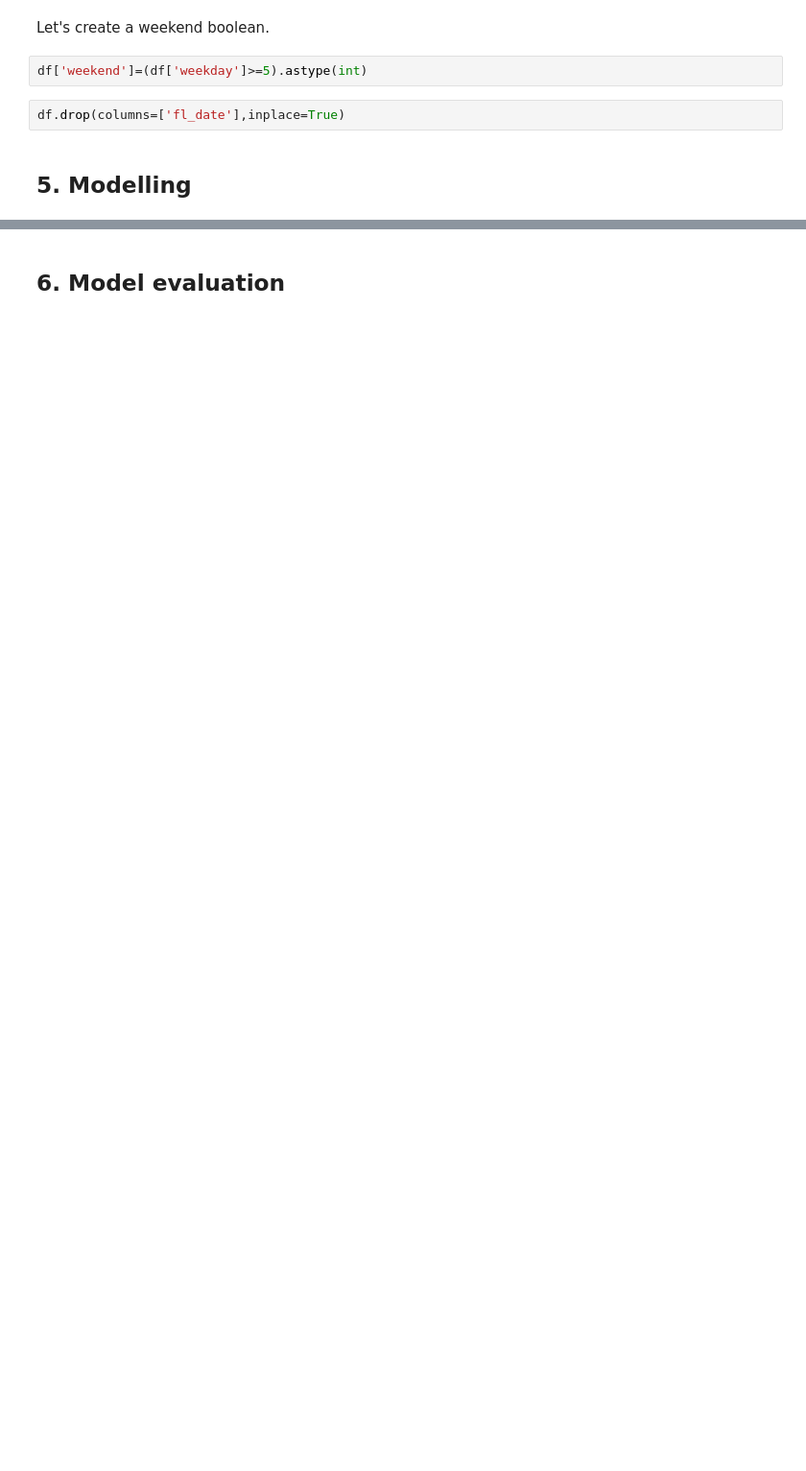
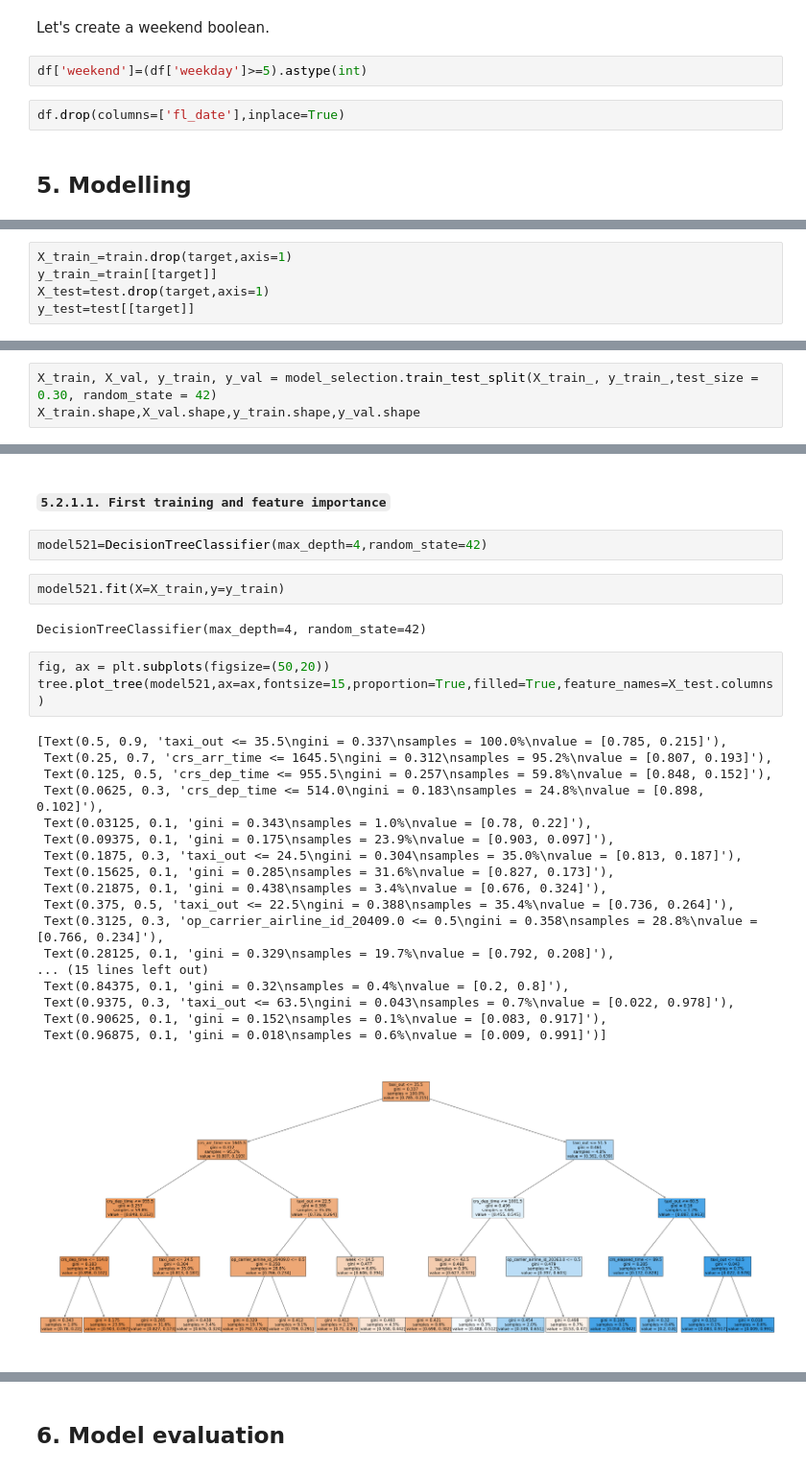
Before and after one commit to hidiegorguez/JFK-Delay-Prediction, a Jupyter notebook: jfk_delay_prediction.ipynb, the cells around one changed output, grey strips where cells are left out. Shown at 96% size. Cells and saved outputs as stored; diff of their text form; blank space fills up the shorter version.

Commit message:
some modelling

```diff
--- a/jfk_delay_prediction.ipynb
+++ b/jfk_delay_prediction.ipynb
@@ -577,0 +613,5 @@ df.drop(columns=['fl_date'],inplace=True)
+# %%
+X_train_=train.drop(target,axis=1)
+y_train_=train[[target]]
+X_test=test.drop(target,axis=1)
+y_test=test[[target]]
@@ -577,0 +620,3 @@ df.drop(columns=['fl_date'],inplace=True)
+# %%
+X_train, X_val, y_train, y_val = model_selection.train_test_split(X_train_, y_train_,test_size = 0.30, random_state = 42)
+X_train.shape,X_val.shape,y_train.shape,y_val.shape
@@ -577,0 +631,30 @@ df.drop(columns=['fl_date'],inplace=True)
+# %% [markdown]
+##### `5.2.1.1. First training and feature importance`
+# %%
+model521=DecisionTreeClassifier(max_depth=4,random_state=42)
+# %%
+model521.fit(X=X_train,y=y_train)
+# %% [output]
+DecisionTreeClassifier(max_depth=4, random_state=42)
+# %%
+fig, ax = plt.subplots(figsize=(50,20))
+tree.plot_tree(model521,ax=ax,fontsize=15,proportion=True,filled=True,feature_names=X_test.columns)
+# %% [output]
+[Text(0.5, 0.9, 'taxi_out <= 35.5\ngini = 0.337\nsamples = 100.0%\nvalue = [0.785, 0.215]'),
+ Text(0.25, 0.7, 'crs_arr_time <= 1645.5\ngini = 0.312\nsamples = 95.2%\nvalue = [0.807, 0.193]'),
+ Text(0.125, 0.5, 'crs_dep_time <= 955.5\ngini = 0.257\nsamples = 59.8%\nvalue = [0.848, 0.152]'),
+ Text(0.0625, 0.3, 'crs_dep_time <= 514.0\ngini = 0.183\nsamples = 24.8%\nvalue = [0.898, 0.102]'),
+ Text(0.03125, 0.1, 'gini = 0.343\nsamples = 1.0%\nvalue = [0.78, 0.22]'),
+ Text(0.09375, 0.1, 'gini = 0.175\nsamples = 23.9%\nvalue = [0.903, 0.097]'),
+ Text(0.1875, 0.3, 'taxi_out <= 24.5\ngini = 0.304\nsamples = 35.0%\nvalue = [0.813, 0.187]'),
+ Text(0.15625, 0.1, 'gini = 0.285\nsamples = 31.6%\nvalue = [0.827, 0.173]'),
+ Text(0.21875, 0.1, 'gini = 0.438\nsamples = 3.4%\nvalue = [0.676, 0.324]'),
+ Text(0.375, 0.5, 'taxi_out <= 22.5\ngini = 0.388\nsamples = 35.4%\nvalue = [0.736, 0.264]'),
+ Text(0.3125, 0.3, 'op_carrier_airline_id_20409.0 <= 0.5\ngini = 0.358\nsamples = 28.8%\nvalue = [0.766, 0.234]'),
+ Text(0.28125, 0.1, 'gini = 0.329\nsamples = 19.7%\nvalue = [0.792, 0.208]'),
+... (15 lines left out)
+ Text(0.84375, 0.1, 'gini = 0.32\nsamples = 0.4%\nvalue = [0.2, 0.8]'),
+ Text(0.9375, 0.3, 'taxi_out <= 63.5\ngini = 0.043\nsamples = 0.7%\nvalue = [0.022, 0.978]'),
+ Text(0.90625, 0.1, 'gini = 0.152\nsamples = 0.1%\nvalue = [0.083, 0.917]'),
+ Text(0.96875, 0.1, 'gini = 0.018\nsamples = 0.6%\nvalue = [0.009, 0.991]')]
+[figure, added]
```
Also changed, not shown: parts of 37 cells of this notebook.
